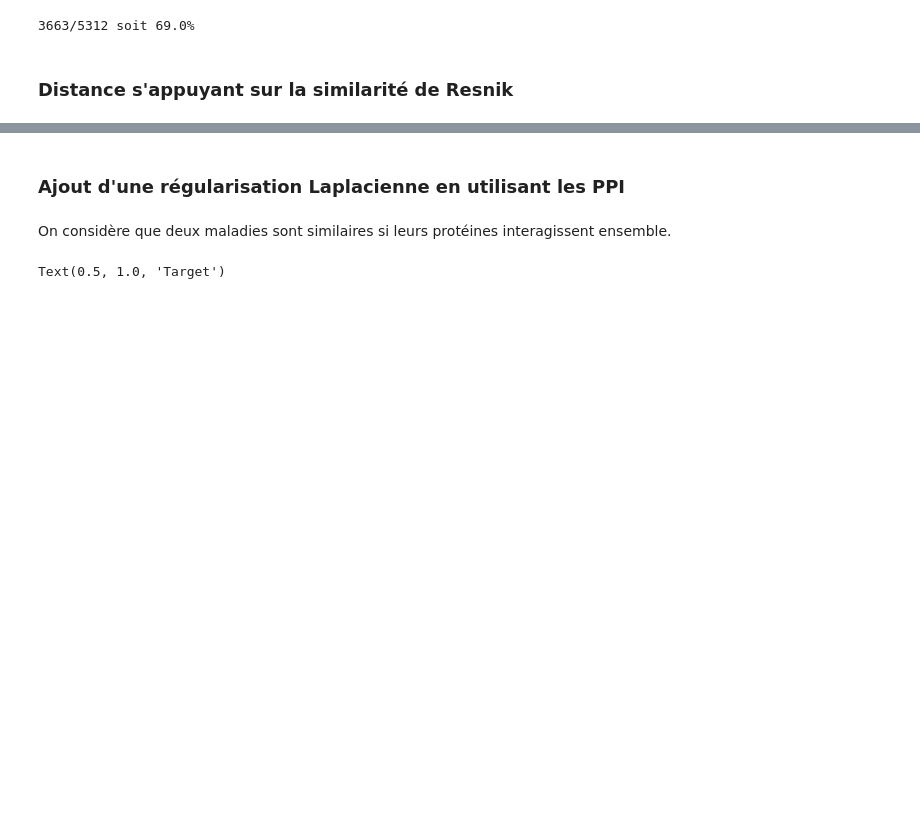
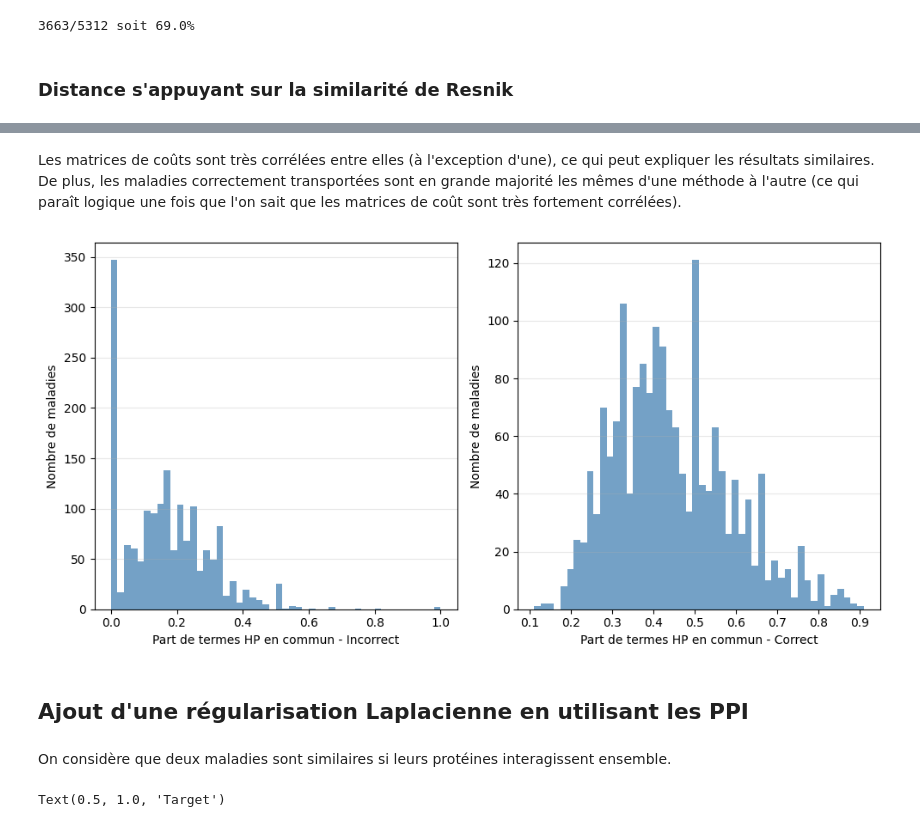
Before and after one commit to averniere/OT_simulation_maladies, a Jupyter notebook: Embeddings/test.ipynb, the cells around one changed output, grey strips where cells are left out. Drawn from its saved outputs; the diff is of its cells as text; code cells hidden in the pictures; blank space fills up the shorter version.

Commit message:
ménage et étude des différentes méthodes

```diff
--- a/Embeddings/test.ipynb
+++ b/Embeddings/test.ipynb
@@ -597,6 +605,10 @@ epsilon = grid[1] * np.mean(C1)
 print(epsilon)
 ot_plan_reg, ot_cots_reg = compute_transport_sinkhorn(C1, None, None, epsilon, 10000, 1e-4, False)
 ranks_reg, pairs_reg = evaluate_transport(ot_plan_reg, gt_set, C1)
+dict_method["profondeur reg"]={"ranks": ranks_reg,
+                        "pairs": pairs_reg,
+                        "ot_plan": ot_plan_reg,
+                        "cost_matrix": C1}
 # %% [output]
 0 0
 ======== Sans régularisation ========
@@ -630,6 +642,10 @@ epsilon = grid[2] * np.mean(C1)
 print(epsilon)
 ot_plan_reg, ot_cots_reg = compute_transport_sinkhorn(C1, None, None, epsilon, 10000, 1e-4, False)
 ranks_reg, pairs_reg = evaluate_transport(ot_plan_reg, gt_set, C1)
+dict_method["ic"]={"ranks": ranks_reg,
+                    "pairs": pairs_reg,
+                    "ot_plan": ot_plan_reg,
+                    "cost_matrix": C1}
 # %% [output]
 ======== Sans régularisation ========
 Paires évaluées : 5312
@@ -684,6 +700,10 @@ epsilon = grid[2] * np.mean(C_jacc)
 print(epsilon)
 ot_plan_reg, ot_cots_reg = compute_transport_sinkhorn(C_jacc, None, None, epsilon, 10000, 1e-4, False)
 ranks_reg, pairs_reg = evaluate_transport(ot_plan_reg, gt_set, C_jacc)
+dict_method["embedding_hamming"]={"ranks": ranks_reg,
+                    "pairs": pairs_reg,
+                    "ot_plan": ot_plan_reg,
+                    "cost_matrix": C_jacc}
 # %% [output]
 Compute norms
 Norms computed !
@@ -704,7 +724,7 @@ Top-3 accuracy : 0.547 (2904/5312)
 Top-5 accuracy : 0.607 (3226/5312)
  Rang moyen: 105.44
 # %%
-#C_wass = compute_costs_matrix_wasserstein2(work_omim0, work_orpha0, node2id_w, model, deprecated)
+C_wass = compute_costs_matrix_wasserstein2(work_omim0, work_orpha0, node2id_w, model, deprecated)
 
 # Sans régularisation
 print("======== Sans régularisation ========")
@@ -718,4 +738,8 @@ epsilon = grid[1] * np.mean(C_wass)
 print(epsilon)
 ot_plan_reg, ot_cots_reg = compute_transport_sinkhorn(C_wass, None, None, epsilon, 10000, 1e-4, False)
 ranks_reg, pairs_reg = evaluate_transport(ot_plan_reg, gt_set, C_wass)
+dict_method["embedding_wasserstein"]={"ranks": ranks_reg,
+                    "pairs": pairs_reg,
+                    "ot_plan": ot_plan_reg,
+                    "cost_matrix": C_wass}
 # %% [output]
@@ -758,0 +916,2 @@ Compute information content...
+# %% [markdown]
+Les matrices de coûts sont très corrélées entre elles (à l'exception d'une), ce qui peut expliquer les résultats similaires. De plus, les maladies correctement transportées sont en grande majorité les mêmes d'une méthode à l'autre (ce qui paraît logique une fois que l'on sait que les matrices de coût sont très fortement corrélées).
@@ -758,0 +954,25 @@ Compute information content...
+# %%
+# Histplot part de termes en commun entre maladies omim et orpha
+var1 = [len(paires_zero_dict[c]["commun"])/paires_zero_dict[c]["omim"]["count"] for c in paires_zero_dict.keys()]
+var2 = [len(paires_correct_dict[c]["commun"])/paires_correct_dict[c]["omim"]["count"] for c in paires_correct_dict.keys()]
+
+fig, axes = plt.subplots(1, 2, figsize=(10, 5))
+
+ax = axes[0]
+sns.histplot(var1, bins=50, ax=ax, color='steelblue', edgecolor='none')
+
+ax.set_xlabel("Part de termes HP en commun - Incorrect")
+ax.set_ylabel("Nombre de maladies")
+ax.grid(axis='y', alpha=0.3)
+
+ax = axes[1]
+sns.histplot(var2, bins=50, ax=ax, color='steelblue', edgecolor='none')
+
+ax.set_xlabel("Part de termes HP en commun - Correct")
+ax.set_ylabel("Nombre de maladies")
+ax.grid(axis='y', alpha=0.3)
+
+plt.tight_layout()
+plt.show()
+# %% [output]
+[figure, added]
@@ -759,5 +993,5 @@ Compute information content...
 # %% [markdown]
-### Ajout d'une régularisation Laplacienne en utilisant les PPI
+## Ajout d'une régularisation Laplacienne en utilisant les PPI
 # %% [markdown]
 On considère que deux maladies sont similaires si leurs protéines interagissent ensemble.
 # %%
```
Also changed, not shown: parts of 12 cells of this notebook, 2 other files.
